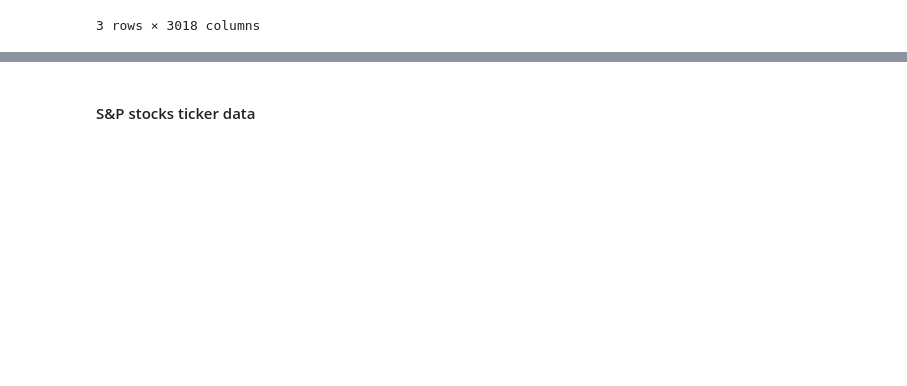
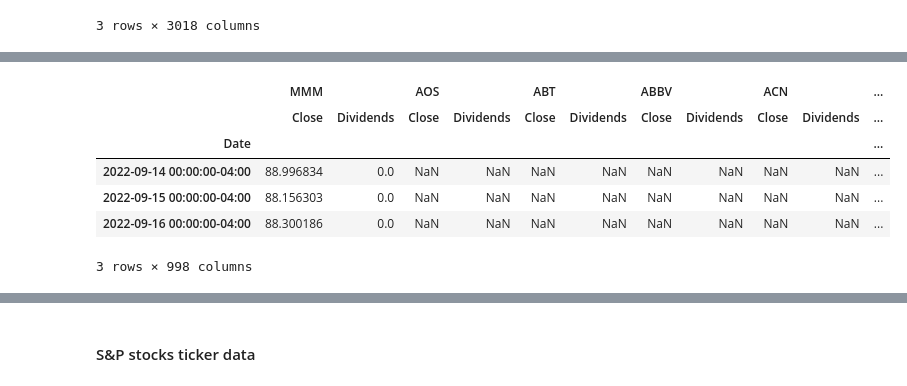
Before and after one commit to syang620/S-P-Model, a Jupyter notebook: S&P Model.ipynb, the cells around one changed output, grey strips where cells are left out. Saved outputs shown, nothing was run; the diff lists cells and outputs as text; code cells hidden in the pictures; blank space fills up the shorter version.

```diff
--- a/S&P Model.ipynb
+++ b/S&P Model.ipynb
@@ -43,0 +98,12 @@ data.head(3)
+# %%
+with open('sp_div_ts_data.pkl', 'rb') as f:
+    div_data = pickle.load(f)
+div_data.head(3)
+# %% [output]
+|  | MMM |  | AOS |  | ABT |  | ABBV |  | ACN |  | ... |
+|  | Close | Dividends | Close | Dividends | Close | Dividends | Close | Dividends | Close | Dividends | ... |
+| Date |  |  |  |  |  |  |  |  |  |  | ... |
+| 2022-09-14 00:00:00-04:00 | 88.996834 | 0.0 | NaN | NaN | NaN | NaN | NaN | NaN | NaN | NaN | ... |
+| 2022-09-15 00:00:00-04:00 | 88.156303 | 0.0 | NaN | NaN | NaN | NaN | NaN | NaN | NaN | NaN | ... |
+| 2022-09-16 00:00:00-04:00 | 88.300186 | 0.0 | NaN | NaN | NaN | NaN | NaN | NaN | NaN | NaN | ... |
+3 rows × 998 columns
```
Also changed, not shown: parts of 22 cells of this notebook, 1 other file.
